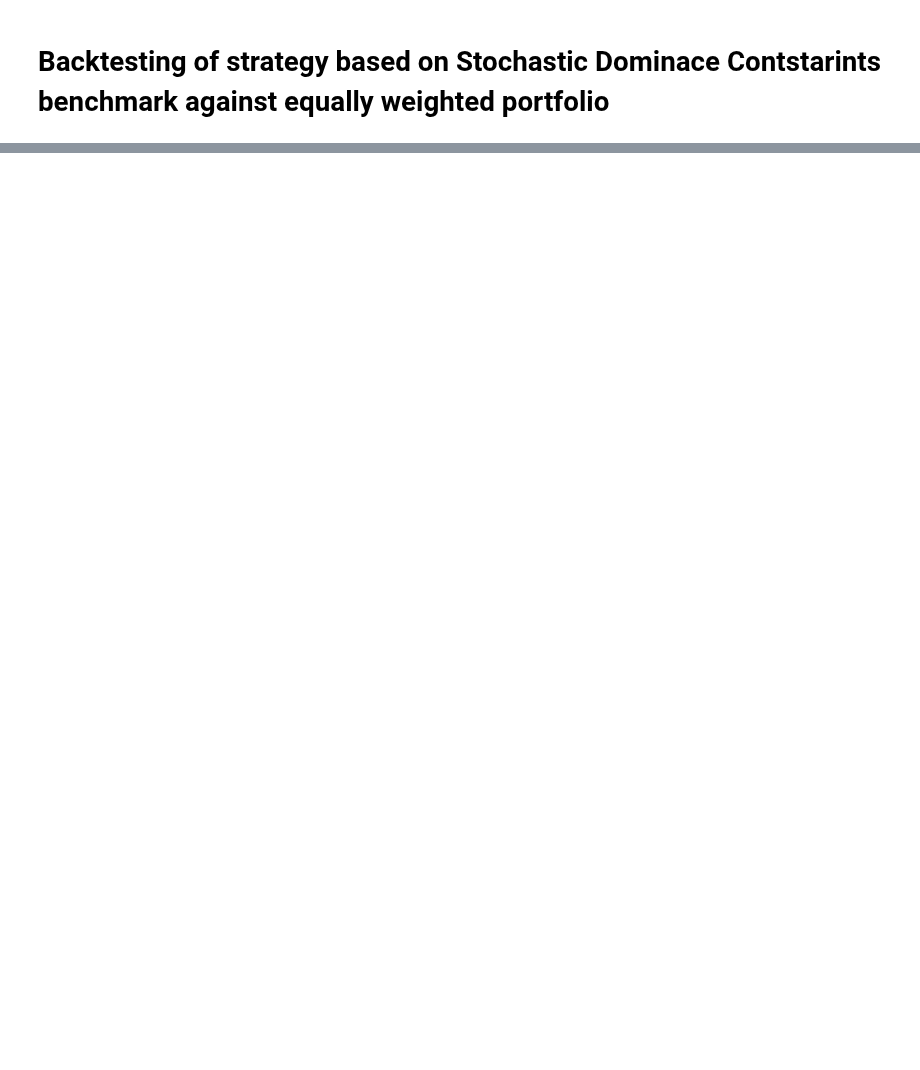
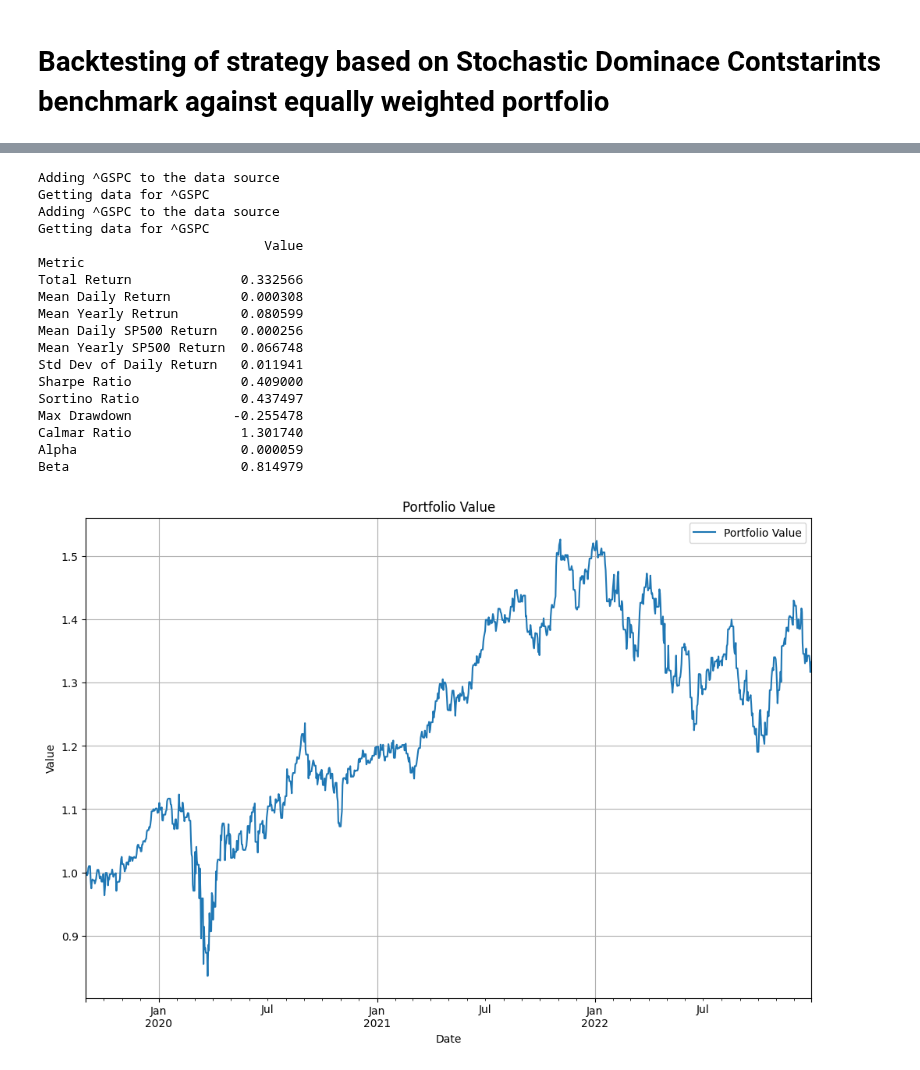
Before and after one commit to Aayush-patel-1696/StochasticDominancePortfolioOptimization, a Jupyter notebook: backtesting_ssd.ipynb, the cells around one changed output, grey strips where cells are left out. Drawn from its saved outputs; the diff is of its cells as text; code cells hidden in the pictures; blank space fills up the shorter version.

```diff
--- a/backtesting_ssd.ipynb
+++ b/backtesting_ssd.ipynb
@@ -55,6 +43,8 @@ Getting data for QCOM
 # %%
 equalyWeighted = EqualyWeighted()
 StochasticDomin = StochasticDominance(equalyWeighted)
+min_var = MeanVariance()
+StochasticDominVar = StochasticDominance(min_var)
 # %%
 
 equalyWeighted_bt = BackTest(main_data, equalyWeighted)
@@ -69,4 +74,30 @@ Getting data for ^GSPC
 [figure]
+# %%
+min_var_bt = BackTest(main_data, min_var)
+min_var_bt.backtest(start_date, end_date, 20, 1, '1MS')
+min_var_bt.plot_portfolio_returns()
+min_var_summary = min_var_bt.get_summary()
+print(min_var_summary)
+# %% [output]
+Adding ^GSPC to the data source
+Getting data for ^GSPC
+Adding ^GSPC to the data source
+Getting data for ^GSPC
+                             Value
+Metric
+Total Return              0.332566
+Mean Daily Return         0.000308
+Mean Yearly Retrun        0.080599
+Mean Daily SP500 Return   0.000256
+Mean Yearly SP500 Return  0.066748
+Std Dev of Daily Return   0.011941
+Sharpe Ratio              0.409000
+Sortino Ratio             0.437497
+Max Drawdown             -0.255478
+Calmar Ratio              1.301740
+Alpha                     0.000059
+Beta                      0.814979
+[figure, added]
 # %%
 st_dominance = BackTest(main_data, StochasticDomin)
 st_dominance.backtest(start_date, end_date, 20, 1, '1MS')
```
Also changed, not shown: parts of 8 cells of this notebook, 1 other file.
